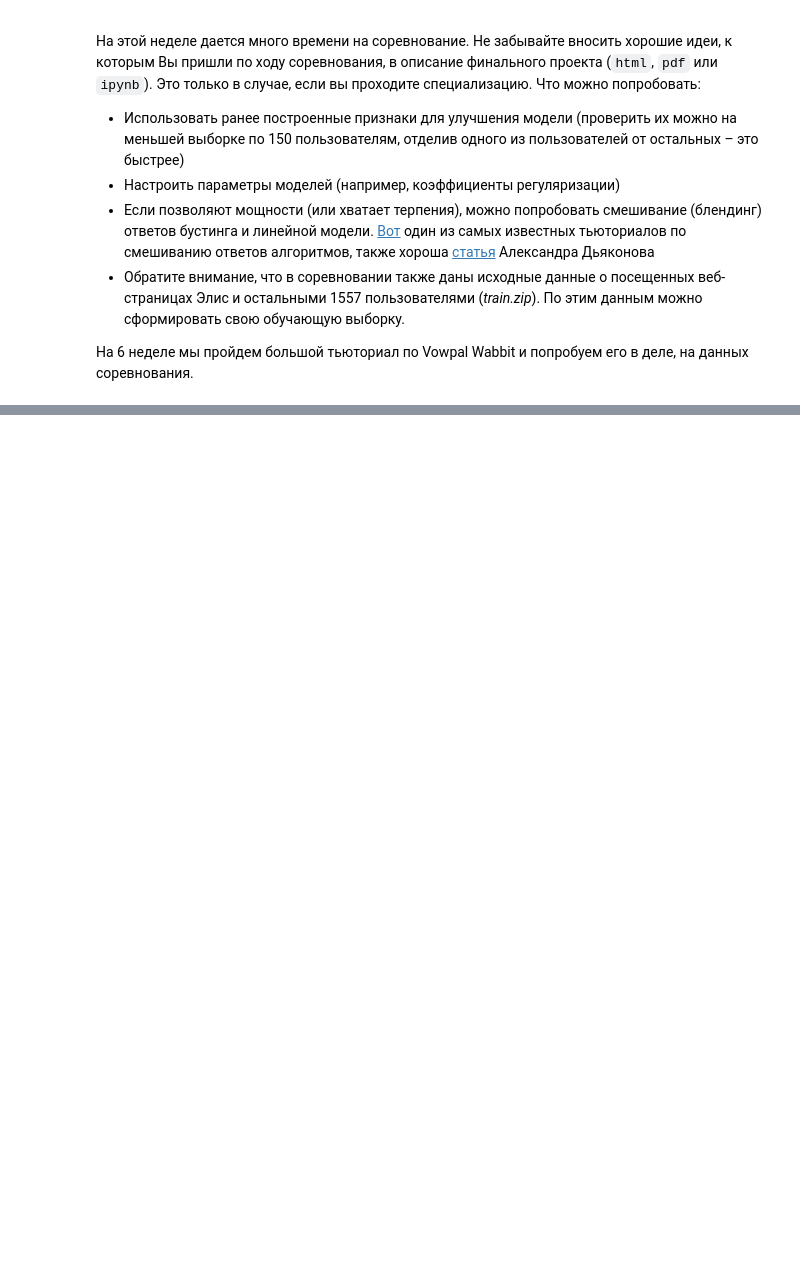
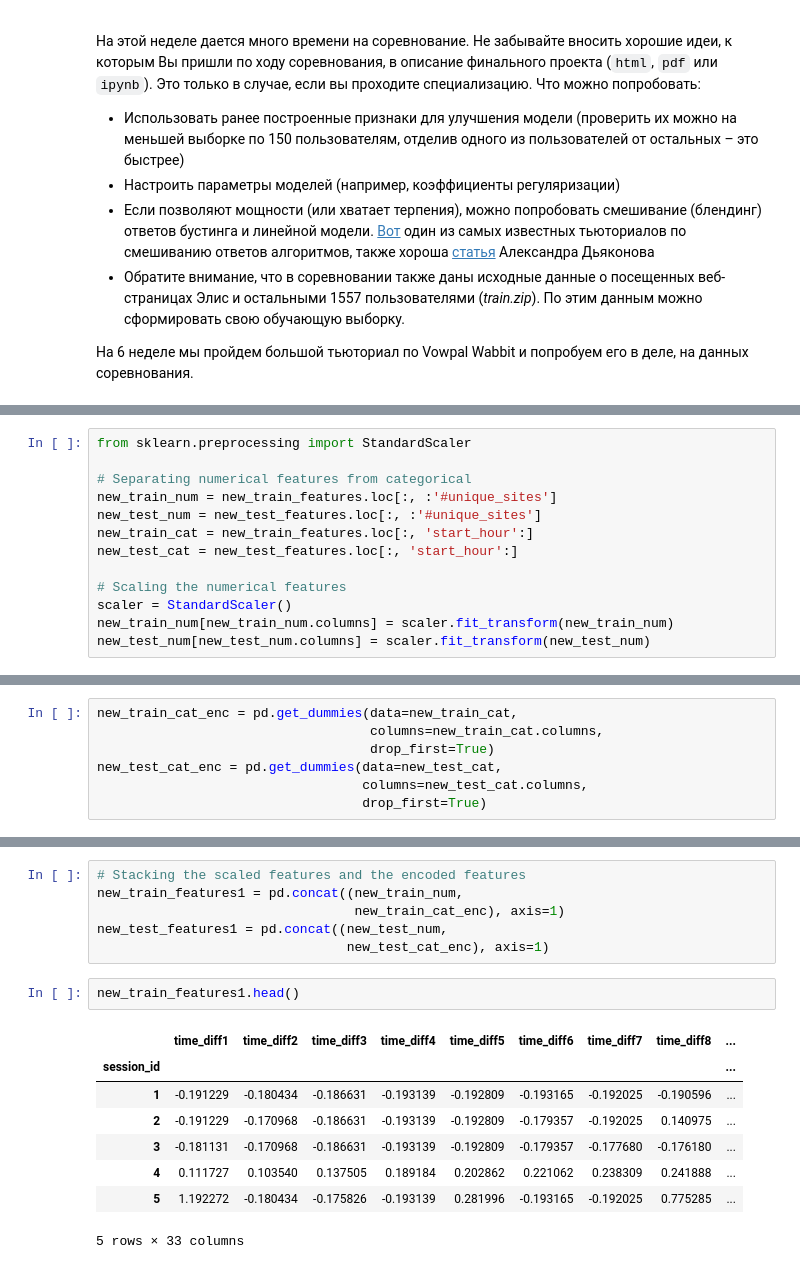
Before and after one commit to umshtm/ML-DA-Coursera-MIPT-Yandex, a Jupyter notebook: 6 - Final projects/Identification of internet users/week5_sgd_kaggle.ipynb, the cells around one changed output, grey strips where cells are left out. Saved outputs shown, nothing was run; the diff lists cells and outputs as text; blank space fills up the shorter version.

```diff
--- a/6 - Final projects/Identification of internet users/week5_sgd_kaggle.ipynb
+++ b/6 - Final projects/Identification of internet users/week5_sgd_kaggle.ipynb
@@ -255,0 +294,13 @@ write_to_submission_file(logit_test_pred_proba, 'result.csv')
+# %%
+from sklearn.preprocessing import StandardScaler
+
+# Separating numerical features from categorical
+new_train_num = new_train_features.loc[:, :'#unique_sites']
+new_test_num = new_test_features.loc[:, :'#unique_sites']
+new_train_cat = new_train_features.loc[:, 'start_hour':]
+new_test_cat = new_test_features.loc[:, 'start_hour':]
+
+# Scaling the numerical features
+scaler = StandardScaler()
+new_train_num[new_train_num.columns] = scaler.fit_transform(new_train_num)
+new_test_num[new_test_num.columns] = scaler.fit_transform(new_test_num)
@@ -255,0 +309,7 @@ write_to_submission_file(logit_test_pred_proba, 'result.csv')
+# %%
+new_train_cat_enc = pd.get_dummies(data=new_train_cat,
+                                   columns=new_train_cat.columns,
+                                   drop_first=True)
+new_test_cat_enc = pd.get_dummies(data=new_test_cat,
+                                  columns=new_test_cat.columns,
+                                  drop_first=True)
@@ -255,0 +318,17 @@ write_to_submission_file(logit_test_pred_proba, 'result.csv')
+# %%
+# Stacking the scaled features and the encoded features
+new_train_features1 = pd.concat((new_train_num,
+                                 new_train_cat_enc), axis=1)
+new_test_features1 = pd.concat((new_test_num,
+                                new_test_cat_enc), axis=1)
+# %%
+new_train_features1.head()
+# %% [output]
+|  | time_diff1 | time_diff2 | time_diff3 | time_diff4 | time_diff5 | time_diff6 | time_diff7 | time_diff8 | ... |
+| session_id |  |  |  |  |  |  |  |  | ... |
+| 1 | -0.191229 | -0.180434 | -0.186631 | -0.193139 | -0.192809 | -0.193165 | -0.192025 | -0.190596 | ... |
+| 2 | -0.191229 | -0.170968 | -0.186631 | -0.193139 | -0.192809 | -0.179357 | -0.192025 | 0.140975 | ... |
+| 3 | -0.181131 | -0.170968 | -0.186631 | -0.193139 | -0.192809 | -0.179357 | -0.177680 | -0.176180 | ... |
+| 4 | 0.111727 | 0.103540 | 0.137505 | 0.189184 | 0.202862 | 0.221062 | 0.238309 | 0.241888 | ... |
+| 5 | 1.192272 | -0.180434 | -0.175826 | -0.193139 | 0.281996 | -0.193165 | -0.192025 | 0.775285 | ... |
+5 rows × 33 columns
```
Also changed, not shown: parts of 16 cells of this notebook, 1 other file.
